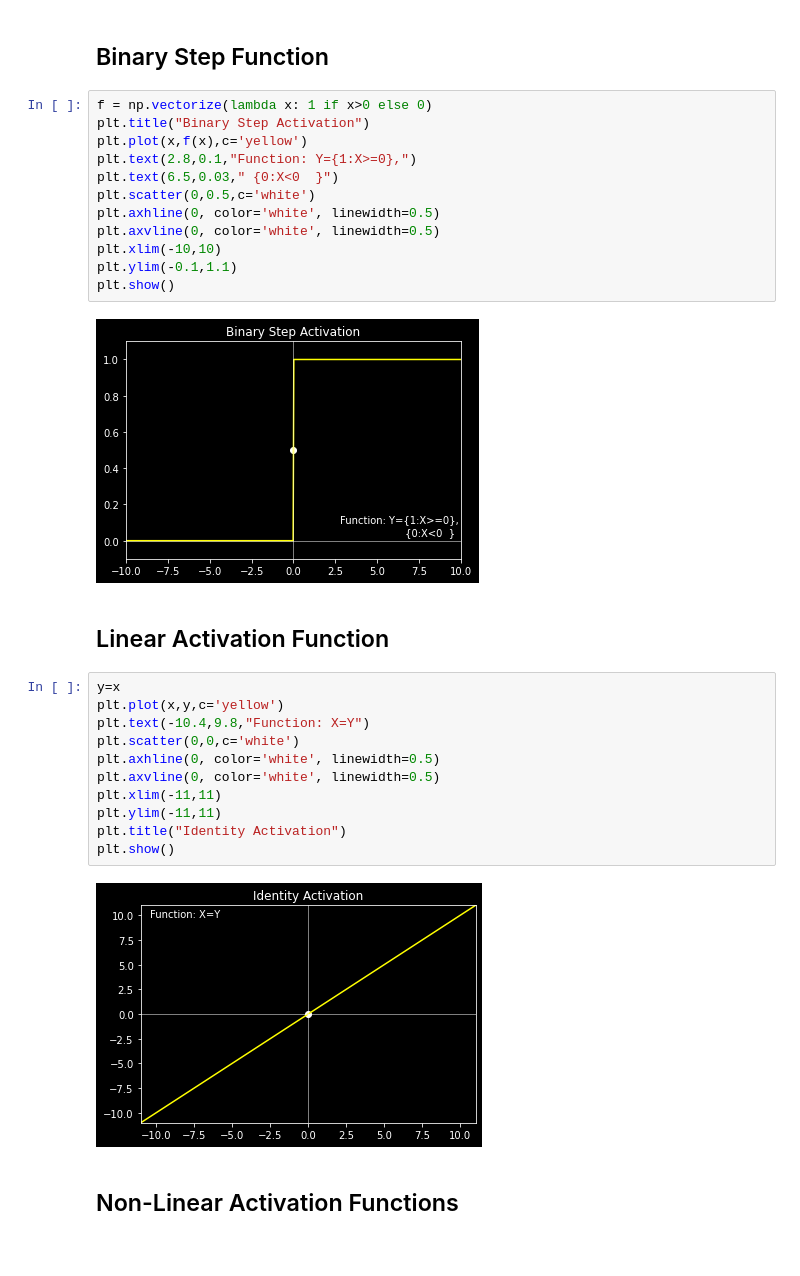
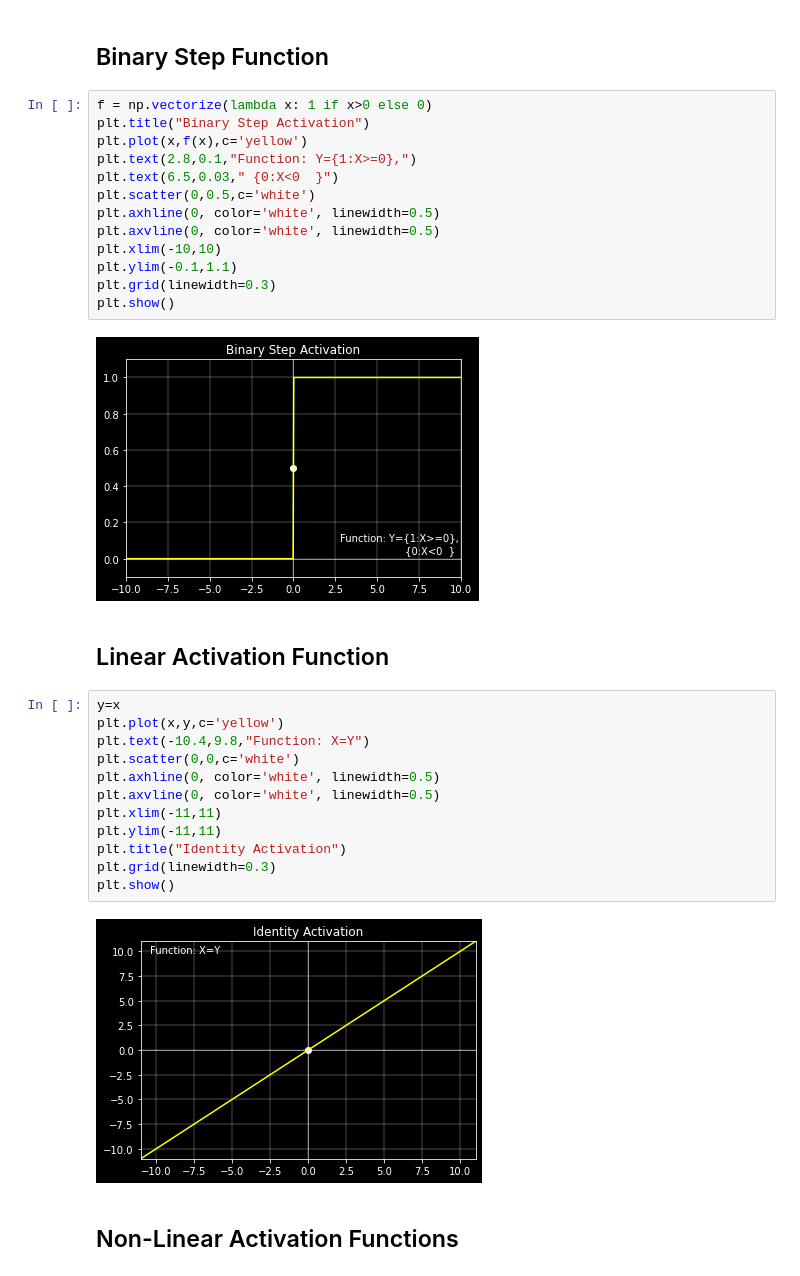
Before and after one commit to Diacod-I/ActivateFunk, a Jupyter notebook: Activate.ipynb, the cells around one changed output. Drawn from its saved outputs; the diff is of its cells as text.

```diff
--- a/Activate.ipynb
+++ b/Activate.ipynb
@@ -26,24 +26,26 @@ plt.axhline(0, color='white', linewidth=0.5)
 plt.axvline(0, color='white', linewidth=0.5)
 plt.xlim(-10,10)
 plt.ylim(-0.1,1.1)
+plt.grid(linewidth=0.3)
 plt.show()
 # %% [output]
-[figure, old version]
+[figure, new version]
 # %% [markdown]
 ## Linear Activation Function
 # %%
 y=x
 plt.plot(x,y,c='yellow')
 plt.text(-10.4,9.8,"Function: X=Y")
 plt.scatter(0,0,c='white')
 plt.axhline(0, color='white', linewidth=0.5)
 plt.axvline(0, color='white', linewidth=0.5)
 plt.xlim(-11,11)
 plt.ylim(-11,11)
 plt.title("Identity Activation")
+plt.grid(linewidth=0.3)
 plt.show()
 # %% [output]
-[figure, old version]
+[figure, new version]
 # %% [markdown]
 ## Non-Linear Activation Functions
 # %% [markdown]
```
Also changed, not shown: parts of 12 cells of this notebook.
